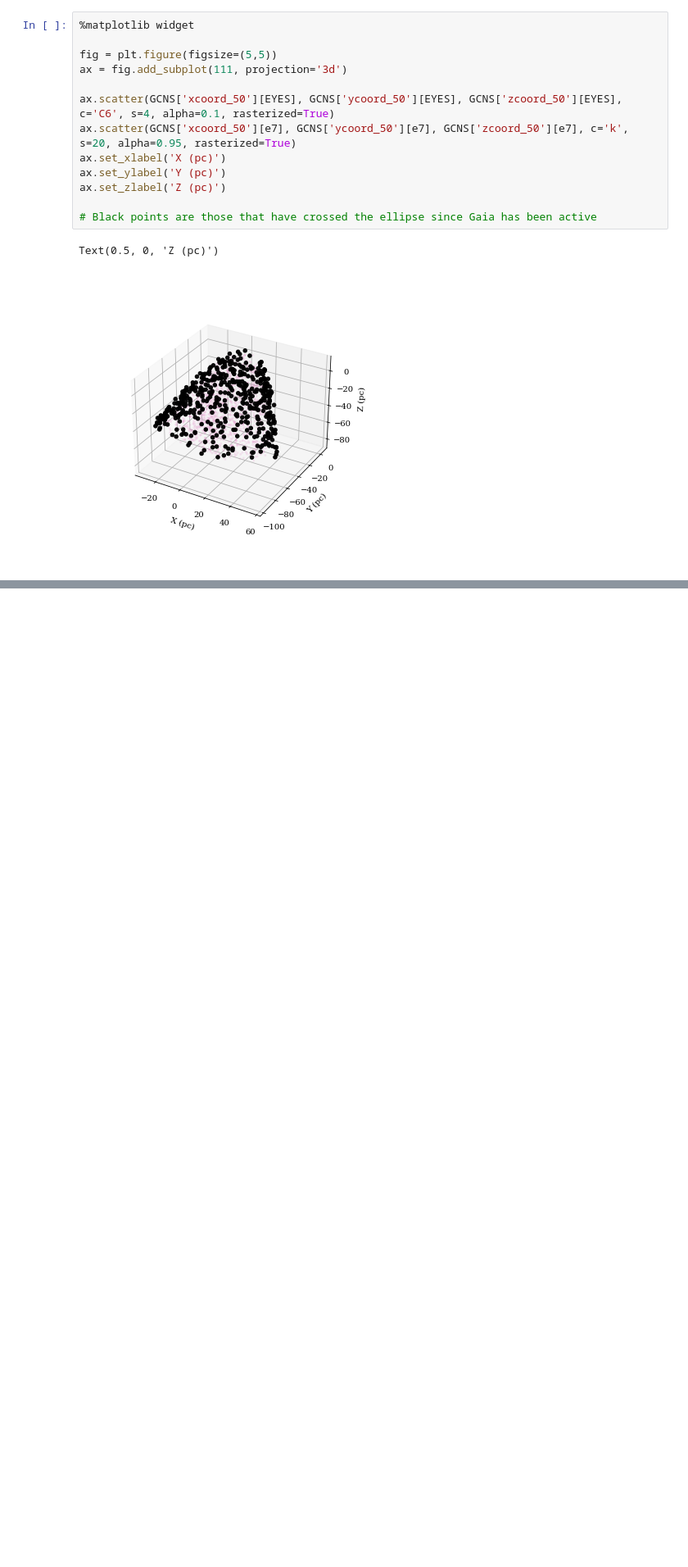
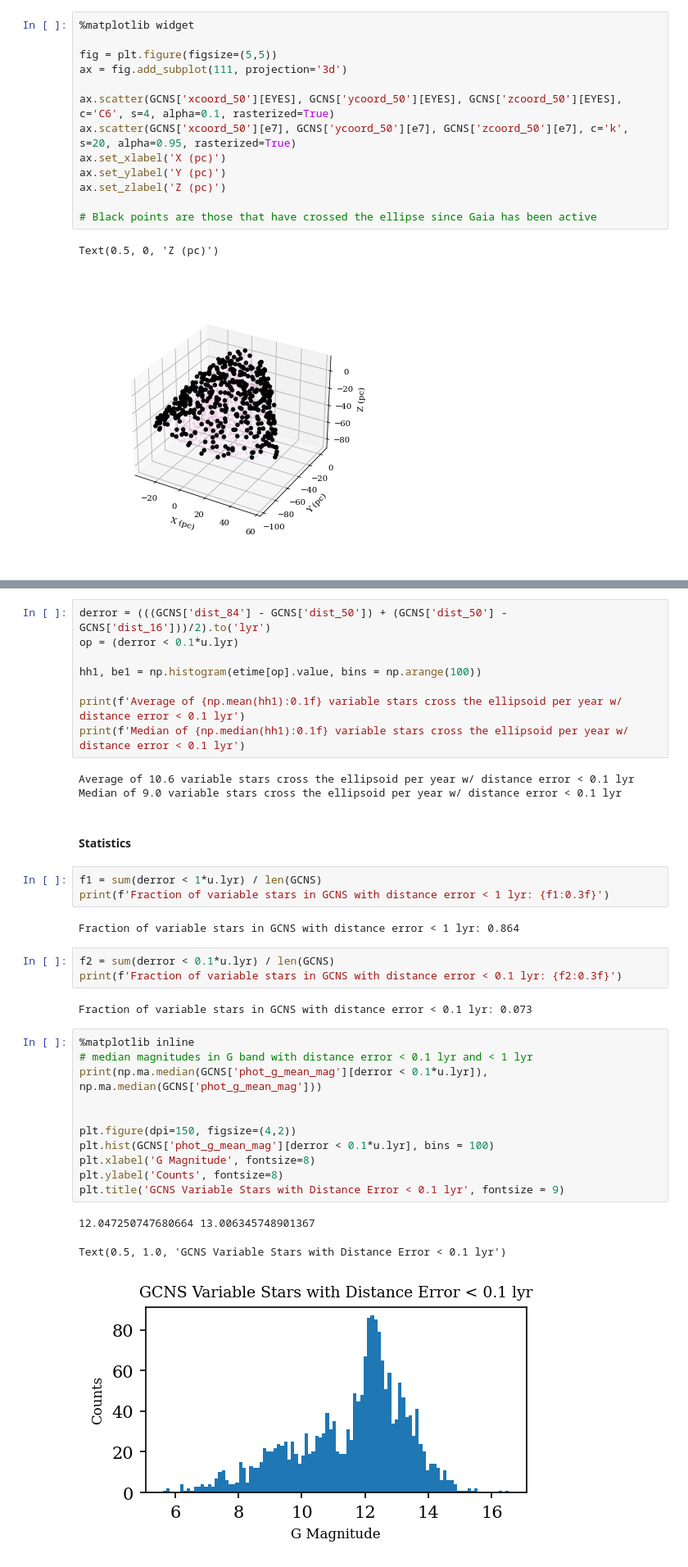
Before and after one commit to anilipour/Gaia-DR3-Time-Domain-SETI, a Jupyter notebook: SN1987A_Ellipsoid_Variable.ipynb, the cells around one changed output, grey strips where cells are left out. Shown at 82% size. Saved outputs shown, nothing was run; the diff lists cells and outputs as text; blank space fills up the shorter version.

Commit message:
Continued GCNS Variable Star Ellipsoid Analysis
Added to notebook on SETI Ellipsoid analysis with GCNS variable stars, particularly on statistics of the catalogue.

```diff
--- a/SN1987A_Ellipsoid_Variable.ipynb
+++ b/SN1987A_Ellipsoid_Variable.ipynb
@@ -312,0 +303,38 @@ GCNS['source_id'][e7]
+# %%
+derror = (((GCNS['dist_84'] - GCNS['dist_50']) + (GCNS['dist_50'] - GCNS['dist_16']))/2).to('lyr')
+op = (derror < 0.1*u.lyr)
+
+hh1, be1 = np.histogram(etime[op].value, bins = np.arange(100))
+
+print(f'Average of {np.mean(hh1):0.1f} variable stars cross the ellipsoid per year w/ distance error < 0.1 lyr')
+print(f'Median of {np.median(hh1):0.1f} variable stars cross the ellipsoid per year w/ distance error < 0.1 lyr')
+# %% [output]
+Average of 10.6 variable stars cross the ellipsoid per year w/ distance error < 0.1 lyr
+Median of 9.0 variable stars cross the ellipsoid per year w/ distance error < 0.1 lyr
+# %% [markdown]
+#### Statistics
+# %%
+f1 = sum(derror < 1*u.lyr) / len(GCNS)
+print(f'Fraction of variable stars in GCNS with distance error < 1 lyr: {f1:0.3f}')
+# %% [output]
+Fraction of variable stars in GCNS with distance error < 1 lyr: 0.864
+# %%
+f2 = sum(derror < 0.1*u.lyr) / len(GCNS)
+print(f'Fraction of variable stars in GCNS with distance error < 0.1 lyr: {f2:0.3f}')
+# %% [output]
+Fraction of variable stars in GCNS with distance error < 0.1 lyr: 0.073
+# %%
+%matplotlib inline
+# median magnitudes in G band with distance error < 0.1 lyr and < 1 lyr
+print(np.ma.median(GCNS['phot_g_mean_mag'][derror < 0.1*u.lyr]), np.ma.median(GCNS['phot_g_mean_mag']))
+
+
+plt.figure(dpi=150, figsize=(4,2))
+plt.hist(GCNS['phot_g_mean_mag'][derror < 0.1*u.lyr], bins = 100)
+plt.xlabel('G Magnitude', fontsize=8)
+plt.ylabel('Counts', fontsize=8)
+plt.title('GCNS Variable Stars with Distance Error < 0.1 lyr', fontsize = 9)
+# %% [output]
+12.047250747680664 13.006345748901367
+Text(0.5, 1.0, 'GCNS Variable Stars with Distance Error < 0.1 lyr')
+[figure, added]
```
Also changed, not shown: parts of 15 cells of this notebook.
